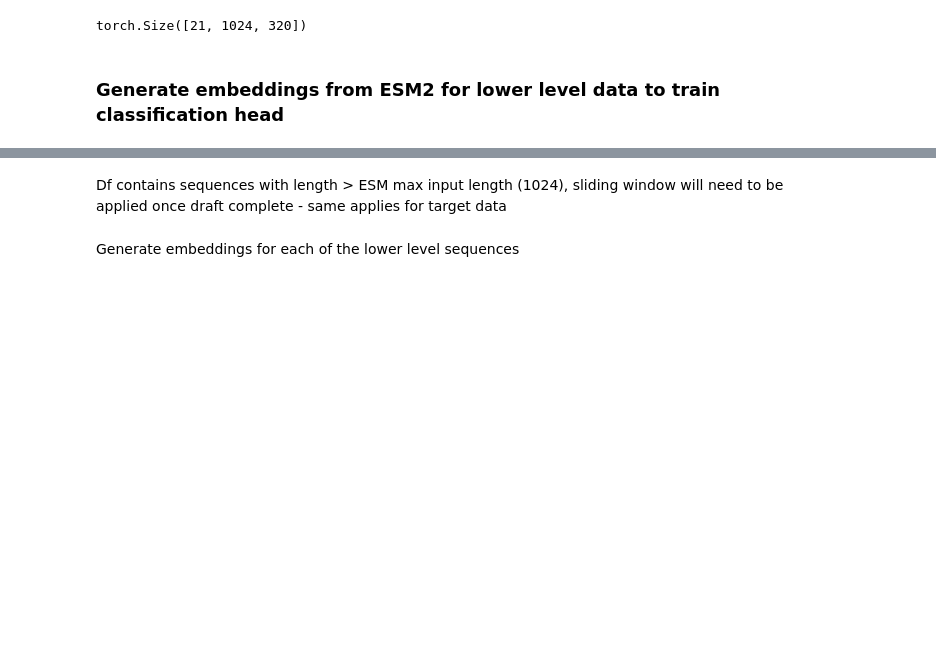
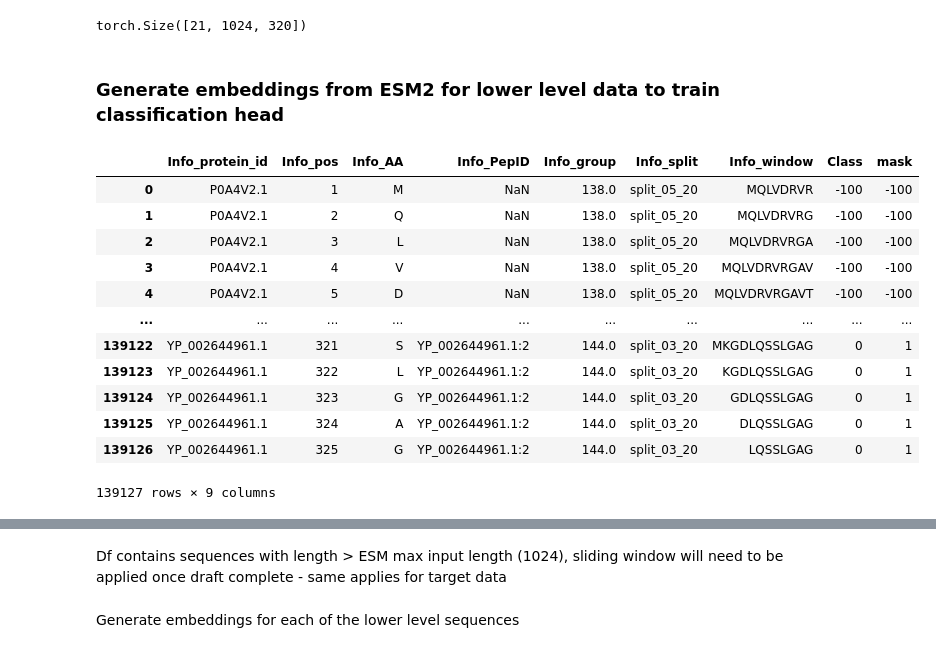
Before and after one commit to harryb257/MScProject, a Jupyter notebook: ESM2 baseline.ipynb, the cells around one changed output, grey strips where cells are left out. Saved outputs shown, nothing was run; the diff lists cells and outputs as text; code cells hidden in the pictures; blank space fills up the shorter version.

```diff
--- a/ESM2 baseline.ipynb
+++ b/ESM2 baseline.ipynb
@@ -115,17 +116,33 @@ for param in model.parameters():
 ### Generate embeddings from ESM2 for lower level data to train classification head
 # %%
 # Import lower level data
-df_lower= pd.read_csv("/Users/harry/Documents/Data Science MSc/PROJECT/MScProject/Lower_1763.csv")
+df_lower_stacked = pd.read_csv("/Users/harry/Documents/Data Science MSc/PROJECT/MScProject/Lower_1763.csv")
 
 # Remove extraneous columns
 # df_lower = df_lower.iloc[:,0:5]
 
 # Add mask column where 1 assigned if labelled with pos/neg epitope and -100 if NaN
-df_lower['mask'] = df_lower['Class'].isin([-1,1]).astype('int32')
-df_lower['mask'] = df_lower['mask'].replace(0, -100)
+df_lower_stacked['mask'] = df_lower_stacked['Class'].isin([-1,1]).astype('int32')
+df_lower_stacked['mask'] = df_lower_stacked['mask'].replace(0, -100)
 
 # Change class column so nan = -100 and -1 = 0. Used later in loss function for classifier training
-df_lower['Class'] = df_lower['Class'].fillna(-100).astype('int32')
-df_lower['Class'] = df_lower['Class'].replace(-1, 0).astype('int32')
+df_lower_stacked['Class'] = df_lower_stacked['Class'].fillna(-100).astype('int32')
+df_lower_stacked['Class'] = df_lower_stacked['Class'].replace(-1, 0).astype('int32')
+
+df_lower_stacked
+# %% [output]
+|  | Info_protein_id | Info_pos | Info_AA | Info_PepID | Info_group | Info_split | Info_window | Class | mask |
+| 0 | P0A4V2.1 | 1 | M | NaN | 138.0 | split_05_20 | MQLVDRVR | -100 | -100 |
+| 1 | P0A4V2.1 | 2 | Q | NaN | 138.0 | split_05_20 | MQLVDRVRG | -100 | -100 |
+| 2 | P0A4V2.1 | 3 | L | NaN | 138.0 | split_05_20 | MQLVDRVRGA | -100 | -100 |
+| 3 | P0A4V2.1 | 4 | V | NaN | 138.0 | split_05_20 | MQLVDRVRGAV | -100 | -100 |
+| 4 | P0A4V2.1 | 5 | D | NaN | 138.0 | split_05_20 | MQLVDRVRGAVT | -100 | -100 |
+| ... | ... | ... | ... | ... | ... | ... | ... | ... | ... |
+| 139122 | YP_002644961.1 | 321 | S | YP_002644961.1:2 | 144.0 | split_03_20 | MKGDLQSSLGAG | 0 | 1 |
+| 139123 | YP_002644961.1 | 322 | L | YP_002644961.1:2 | 144.0 | split_03_20 | KGDLQSSLGAG | 0 | 1 |
+| 139124 | YP_002644961.1 | 323 | G | YP_002644961.1:2 | 144.0 | split_03_20 | GDLQSSLGAG | 0 | 1 |
+| 139125 | YP_002644961.1 | 324 | A | YP_002644961.1:2 | 144.0 | split_03_20 | DLQSSLGAG | 0 | 1 |
+| 139126 | YP_002644961.1 | 325 | G | YP_002644961.1:2 | 144.0 | split_03_20 | LQSSLGAG | 0 | 1 |
+139127 rows × 9 columns
 # %%
 # Aggregate columns for wide format
```
Also changed, not shown: parts of 8 cells of this notebook.
